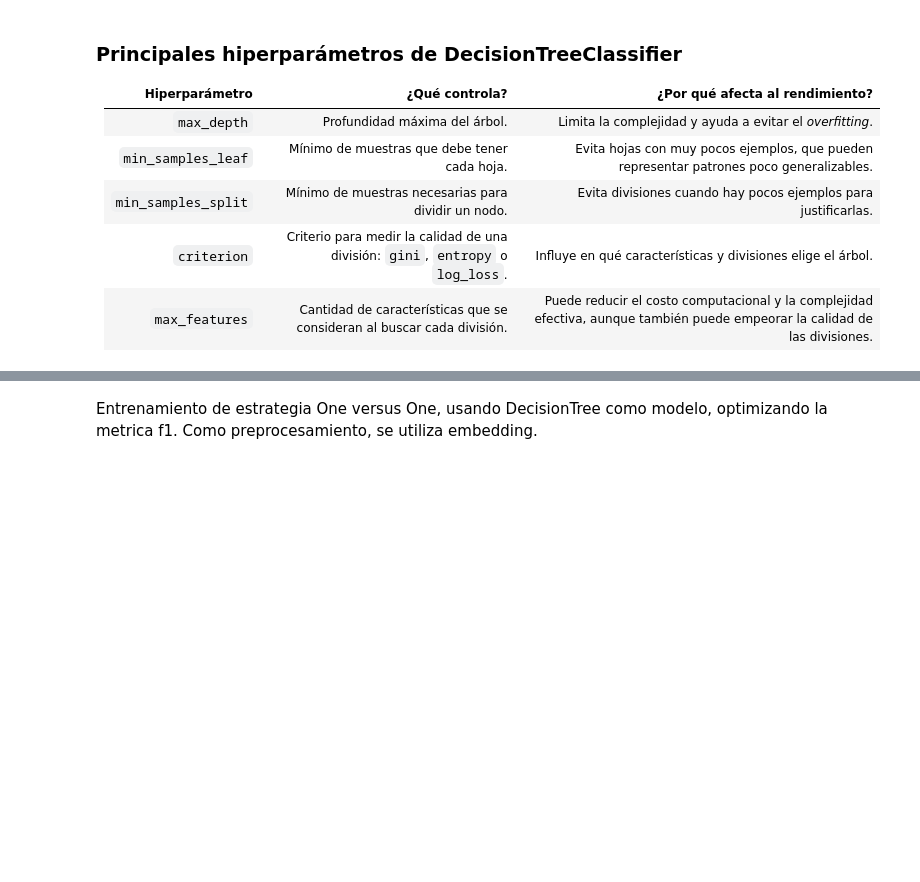
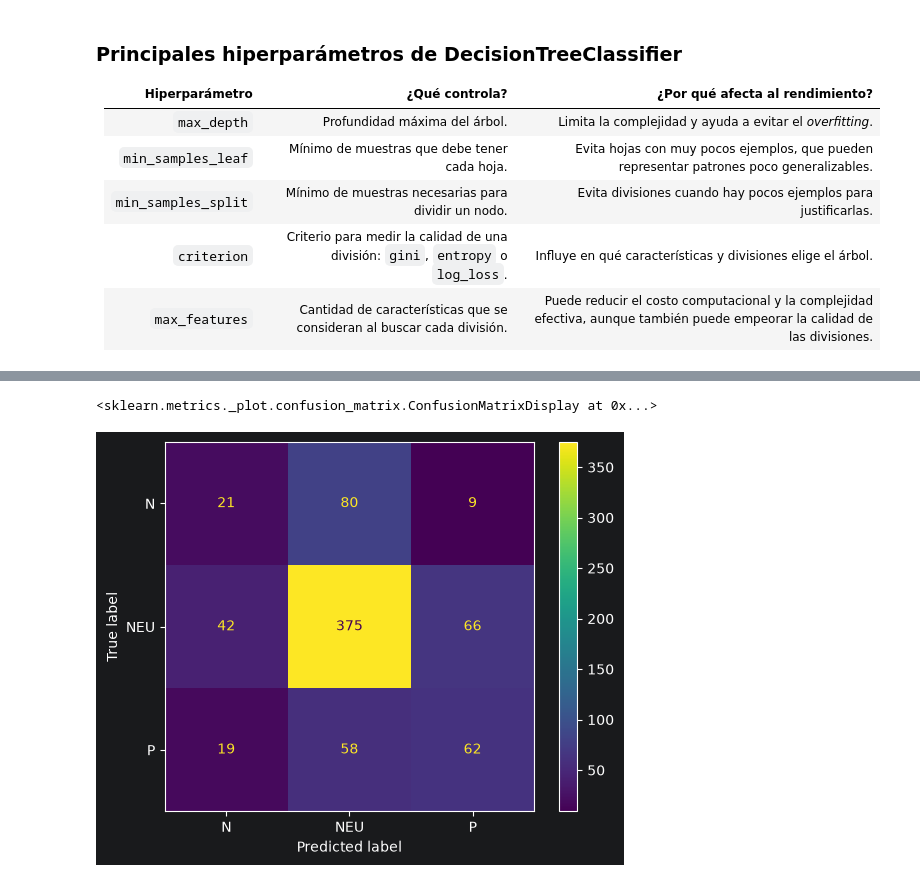
Before and after one commit to LucasFis/Tp_tweets, a Jupyter notebook: Tp_tweets.ipynb, the cells around one changed output, grey strips where cells are left out. Cells and saved outputs as stored; diff of their text form; code cells hidden in the pictures; blank space fills up the shorter version.

```diff
--- a/Tp_tweets.ipynb
+++ b/Tp_tweets.ipynb
@@ -635,3 +708,0 @@ Entrenamiento de estrategia One versus One, usando DecisionTree como modelo, opt
-# %%
-grid_search_ovo = GridSearchCV(modelo_ovo, param_grid_ovo, cv=3, scoring="f1_macro", n_jobs=1, verbose=1)
-grid_search_ovo.fit(X_train, y_train)
@@ -645,22 +709,12 @@ print("-" * 30)
 # %%
-from sklearn.metrics import f1_score, accuracy_score, roc_auc_score
+from sklearn.multiclass import OneVsRestClassifier
+from sklearn import clone
 
-mejor_modelo_ovo = grid_search_ovo.best_estimator_
+modelo_ovo = Pipeline([
+    ("pre", clone(mejor_pre)),
+    ("classifier", OneVsRestClassifier(
+        mejor_arbol
+    ))
+])
 
-y_pred_ovo = mejor_modelo_ovo.predict(X_val)
-
-f1 = f1_score(
-    y_val,
-    y_pred_ovo,
-    average="macro",
-    labels=mejor_modelo_ovo.classes_
-)
-
-accuracy = accuracy_score(
-    y_val,
-    y_pred_ovo
-)
-
-
-print(f1)
-print(accuracy)
+modelo_ovo.fit(X_train, y_train)
@@ -669,2 +738,0 @@ ConfusionMatrixDisplay.from_predictions(y_val, y_pred_ovo)
-# %% [markdown]
-Entrenamiento de estrategia One versus One, usando DecisionTree como modelo, optimizando la metrica f1. Como preprocesamiento, se utiliza embedding.
@@ -694,0 +739,10 @@ print("-" * 30)
+# %%
+from sklearn.metrics import ConfusionMatrixDisplay
+
+y_pred_ovo = modelo_ovo.predict(X_val)
+
+#Matriz de confusion en validacion
+ConfusionMatrixDisplay.from_predictions(y_val, y_pred_ovo)
+# %% [output]
+<sklearn.metrics._plot.confusion_matrix.ConfusionMatrixDisplay at 0x...>
+[figure, added]
```
Also changed, not shown: parts of 24 cells of this notebook.
